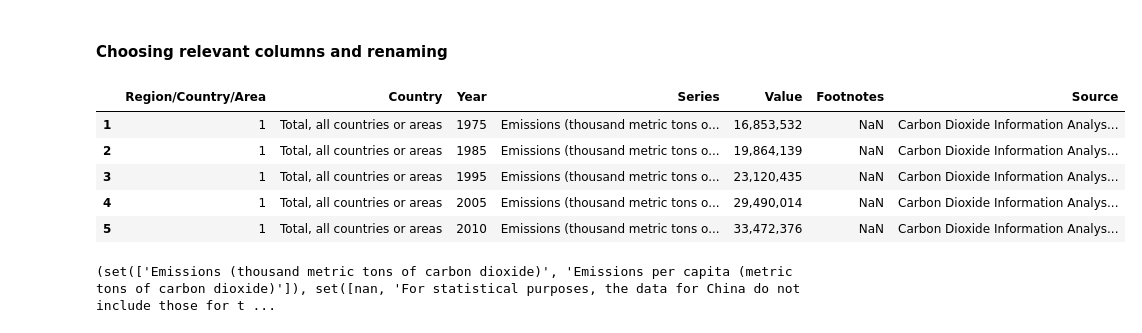
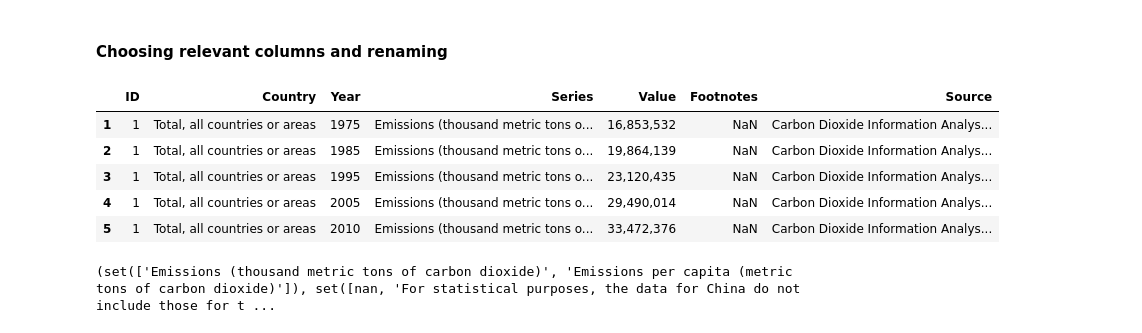
Before and after one commit to ta-data-bcn/Project-Week-5-Your-Own-Project, a Jupyter notebook: your-project/cleaning_data.ipynb, the cells around one changed output. Drawn from its saved outputs; the diff is of its cells as text; code cells hidden in the pictures.

Commit message:
final tables done

```diff
--- a/your-project/cleaning_data.ipynb
+++ b/your-project/cleaning_data.ipynb
@@ -13,11 +13,12 @@ gdp = pd.read_csv('../source_data/gdp.csv')
 # %%
 columnsco2 = list(co2.iloc[0])
 columnsco2[1] = 'Country'
+columnsco2[0] = 'ID'
 co2.columns = columnsco2
 co2.drop(0, axis=0, inplace=True)
 co2.head()
 # %% [output]
-|  | Region/Country/Area | Country | Year | Series | Value | Footnotes | Source |
+|  | ID | Country | Year | Series | Value | Footnotes | Source |
 | 1 | 1 | Total, all countries or areas | 1975 | Emissions (thousand metric tons o... | 16,853,532 | NaN | Carbon Dioxide Information Analys... |
 | 2 | 1 | Total, all countries or areas | 1985 | Emissions (thousand metric tons o... | 19,864,139 | NaN | Carbon Dioxide Information Analys... |
 | 3 | 1 | Total, all countries or areas | 1995 | Emissions (thousand metric tons o... | 23,120,435 | NaN | Carbon Dioxide Information Analys... |
```
Also changed, not shown: parts of 30 cells of this notebook, 6 other files.
